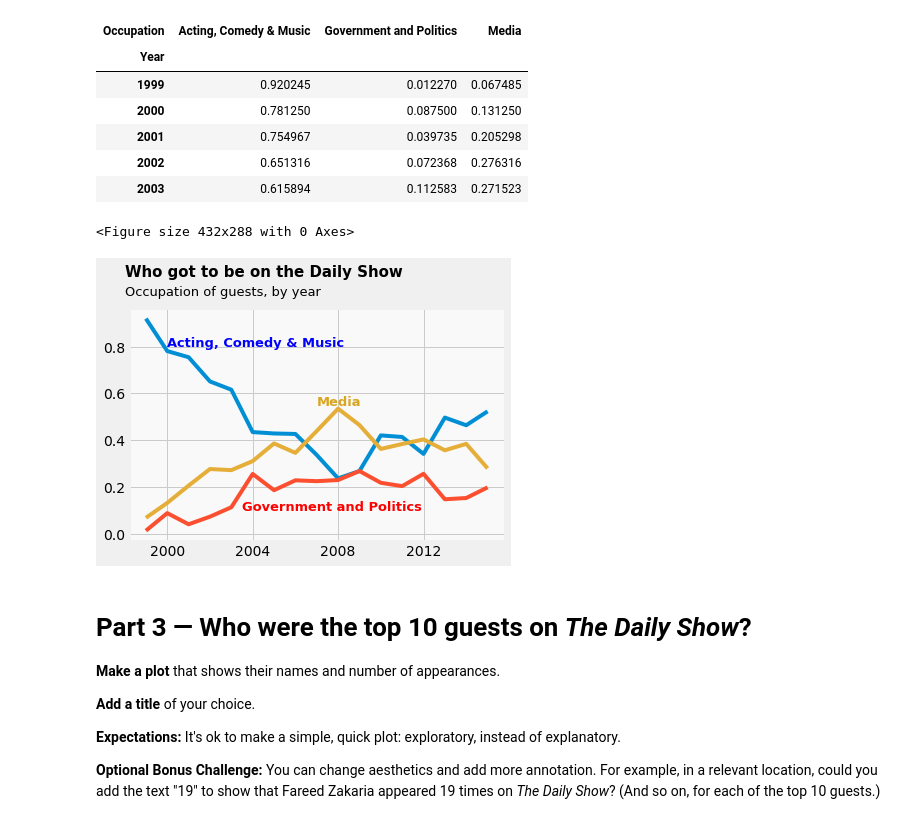
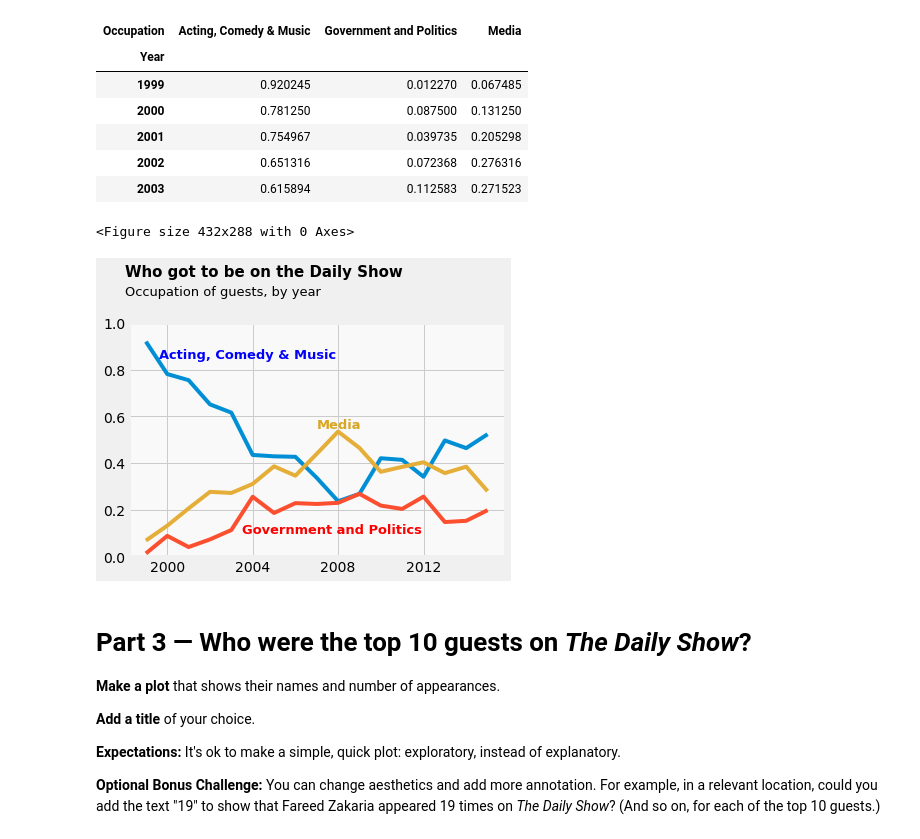
Before and after one commit to bloominstituteoftechnology/DS-Unit-1-Sprint-3-Data-Storytelling, a Jupyter notebook: DS_Unit_1_Sprint_Challenge_3_Data_Storytelling.ipynb, the cells around one changed output. Drawn from its saved outputs; the diff is of its cells as text; code cells hidden in the pictures.

```diff
--- a/DS_Unit_1_Sprint_Challenge_3_Data_Storytelling.ipynb
+++ b/DS_Unit_1_Sprint_Challenge_3_Data_Storytelling.ipynb
@@ -162,37 +162,38 @@ plt.style.use('fivethirtyeight');
 fig = plt.figure();
 fig.patch.set_facecolor('#f9f9f9');
 
 ax = ct538.plot();
 
 ax.set(xticks=range(2000, 2015, 4),
        facecolor='#f9f9f9');
 
+plt.ylim(0, 1)
 
 ax.get_legend().remove();
 
 
 ax.set_facecolor('#f9f9f9');
 
 
-ax.text(x=1998, y=1.1, s="Who got to be on the Daily Show",
+ax.text(x=1998, y=1.2, s="Who got to be on the Daily Show",
        fontsize=15, fontweight="bold");
 
-ax.text(x=1998, y=1.02, s="Occupation of guests, by year",
+ax.text(x=1998, y=1.12, s="Occupation of guests, by year",
         fontsize=13);
 
 ax.text(x=2007, y=0.55, s="Media", fontsize=13,
         fontweight="bold", color="#DAA520");
 
-ax.text(x=2000, y=0.8, s="Acting, Comedy & Music",
+ax.text(x=1999.6, y=0.85, s="Acting, Comedy & Music",
         fontsize=13, fontweight="bold", color="blue");
 
 ax.text(x=2003.5, y=0.1, s="Government and Politics",
         fontsize=13, fontweight="bold", color="red");
 
 ax.xaxis.set_label_text("");
 # %% [output]
 <Figure size 432x288 with 0 Axes>
-[figure, old version]
+[figure, new version]
 # %% [markdown]
 # Part 3 — Who were the top 10 guests on _The Daily Show_?
 
```
Also changed, not shown: parts of 1 cell of this notebook.
